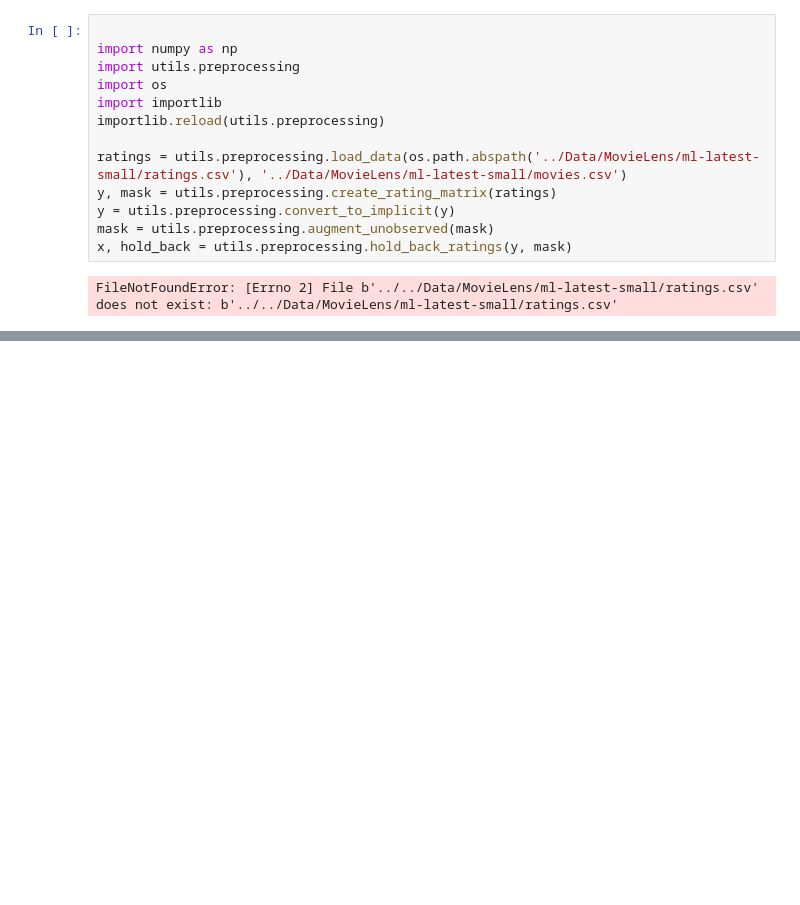
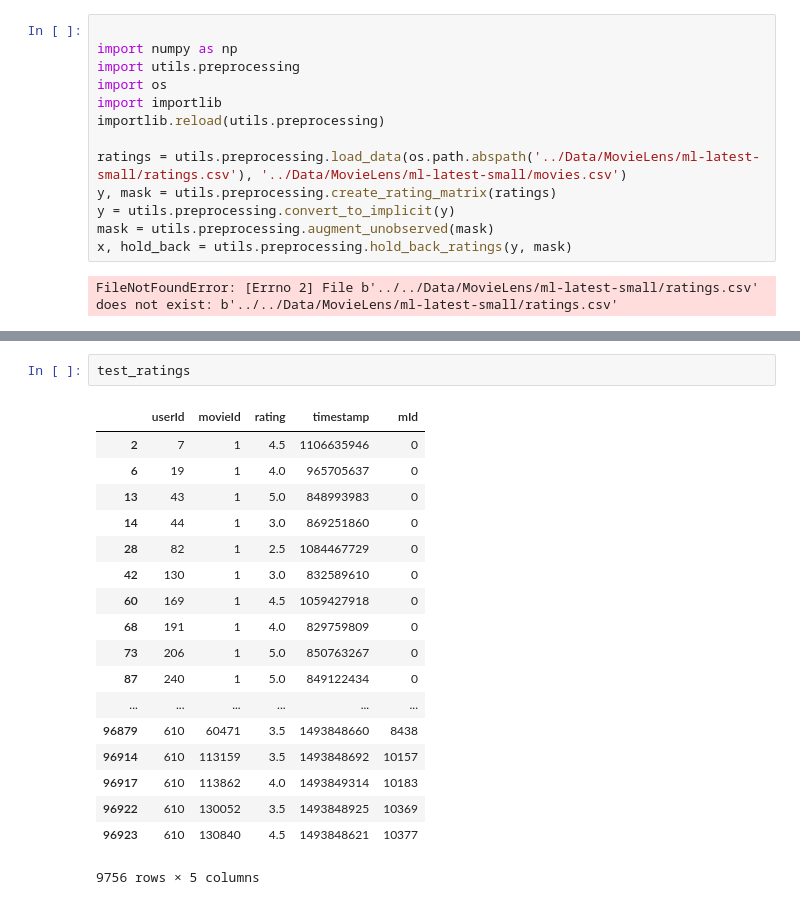
Before and after one commit to HennerM/rs-ml-with-constraints, a Jupyter notebook: DataProcessing.ipynb, the cells around one changed output, grey strips where cells are left out. Saved outputs shown, nothing was run; the diff lists cells and outputs as text; blank space fills up the shorter version.

```diff
--- a/DataProcessing.ipynb
+++ b/DataProcessing.ipynb
@@ -56,0 +112,21 @@ array([[0.35188216],
+# %%
+test_ratings
+# %% [output]
+|  | userId | movieId | rating | timestamp | mId |
+| 2 | 7 | 1 | 4.5 | 1106635946 | 0 |
+| 6 | 19 | 1 | 4.0 | 965705637 | 0 |
+| 13 | 43 | 1 | 5.0 | 848993983 | 0 |
+| 14 | 44 | 1 | 3.0 | 869251860 | 0 |
+| 28 | 82 | 1 | 2.5 | 1084467729 | 0 |
+| 42 | 130 | 1 | 3.0 | 832589610 | 0 |
+| 60 | 169 | 1 | 4.5 | 1059427918 | 0 |
+| 68 | 191 | 1 | 4.0 | 829759809 | 0 |
+| 73 | 206 | 1 | 5.0 | 850763267 | 0 |
+| 87 | 240 | 1 | 5.0 | 849122434 | 0 |
+| ... | ... | ... | ... | ... | ... |
+| 96879 | 610 | 60471 | 3.5 | 1493848660 | 8438 |
+| 96914 | 610 | 113159 | 3.5 | 1493848692 | 10157 |
+| 96917 | 610 | 113862 | 4.0 | 1493849314 | 10183 |
+| 96922 | 610 | 130052 | 3.5 | 1493848925 | 10369 |
+| 96923 | 610 | 130840 | 4.5 | 1493848621 | 10377 |
+9756 rows × 5 columns
```
Also changed, not shown: parts of 12 cells of this notebook, 5 other files.
